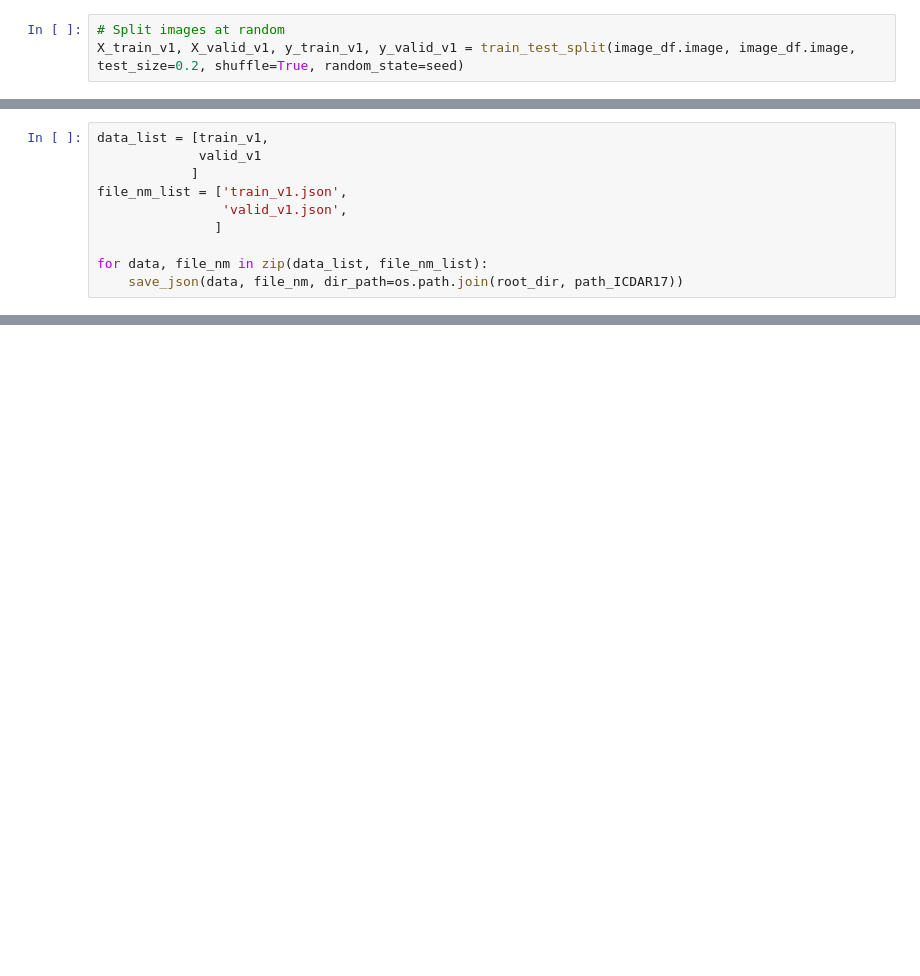
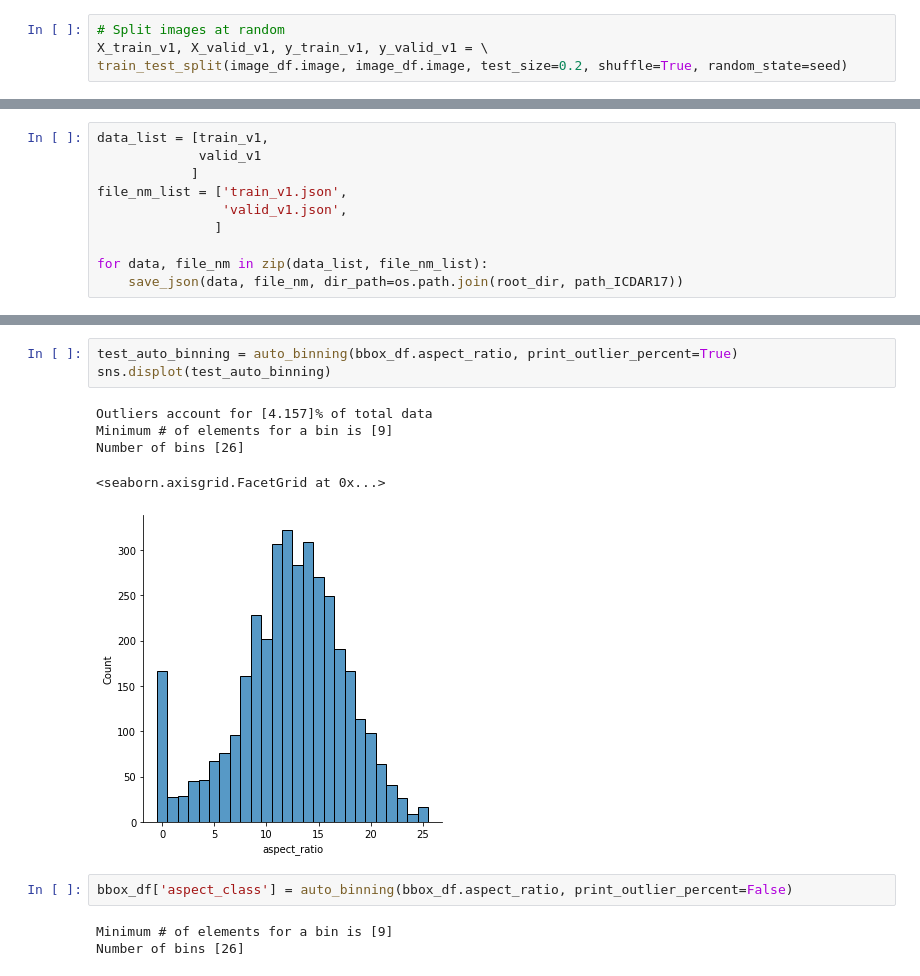
Before and after one commit to boostcampaitech3/level2-data-annotation_cv-level2-cv-03, a Jupyter notebook: split_data.ipynb, the cells around one changed output, grey strips where cells are left out. Drawn from its saved outputs; the diff is of its cells as text; blank space fills up the shorter version.

```diff
--- a/split_data.ipynb
+++ b/split_data.ipynb
@@ -198,6 +254,7 @@ image_df
 # %%
 # Split images at random
-X_train_v1, X_valid_v1, y_train_v1, y_valid_v1 = train_test_split(image_df.image, image_df.image, test_size=0.2, shuffle=True, random_state=seed)
+X_train_v1, X_valid_v1, y_train_v1, y_valid_v1 = \
+train_test_split(image_df.image, image_df.image, test_size=0.2, shuffle=True, random_state=seed)
 # %%
 # Simple check split result
 print(sum(X_train_v1!=y_train_v1))
@@ -237,0 +390,14 @@ for data, file_nm in zip(data_list, file_nm_list):
+# %%
+test_auto_binning = auto_binning(bbox_df.aspect_ratio, print_outlier_percent=True)
+sns.displot(test_auto_binning)
+# %% [output]
+Outliers account for [4.157]% of total data
+Minimum # of elements for a bin is [9]
+Number of bins [26]
+<seaborn.axisgrid.FacetGrid at 0x...>
+[figure, added]
+# %%
+bbox_df['aspect_class'] = auto_binning(bbox_df.aspect_ratio, print_outlier_percent=False)
+# %% [output]
+Minimum # of elements for a bin is [9]
+Number of bins [26]
```
Also changed, not shown: parts of 17 cells of this notebook.
